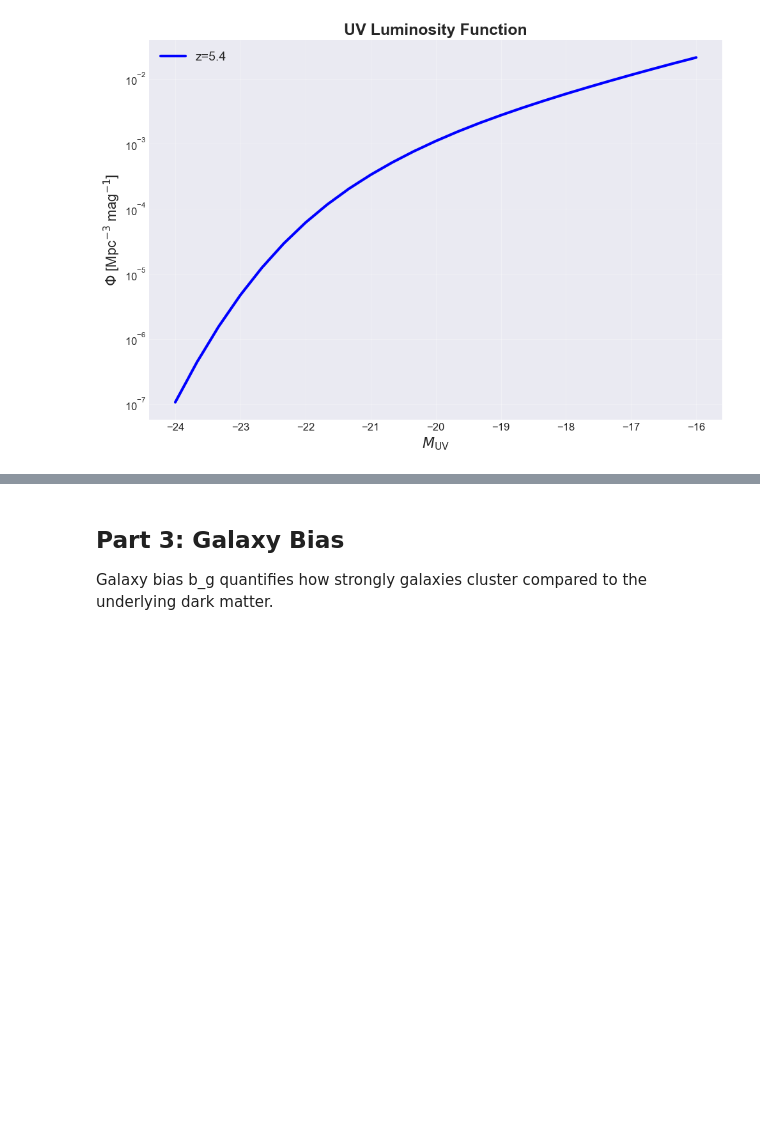
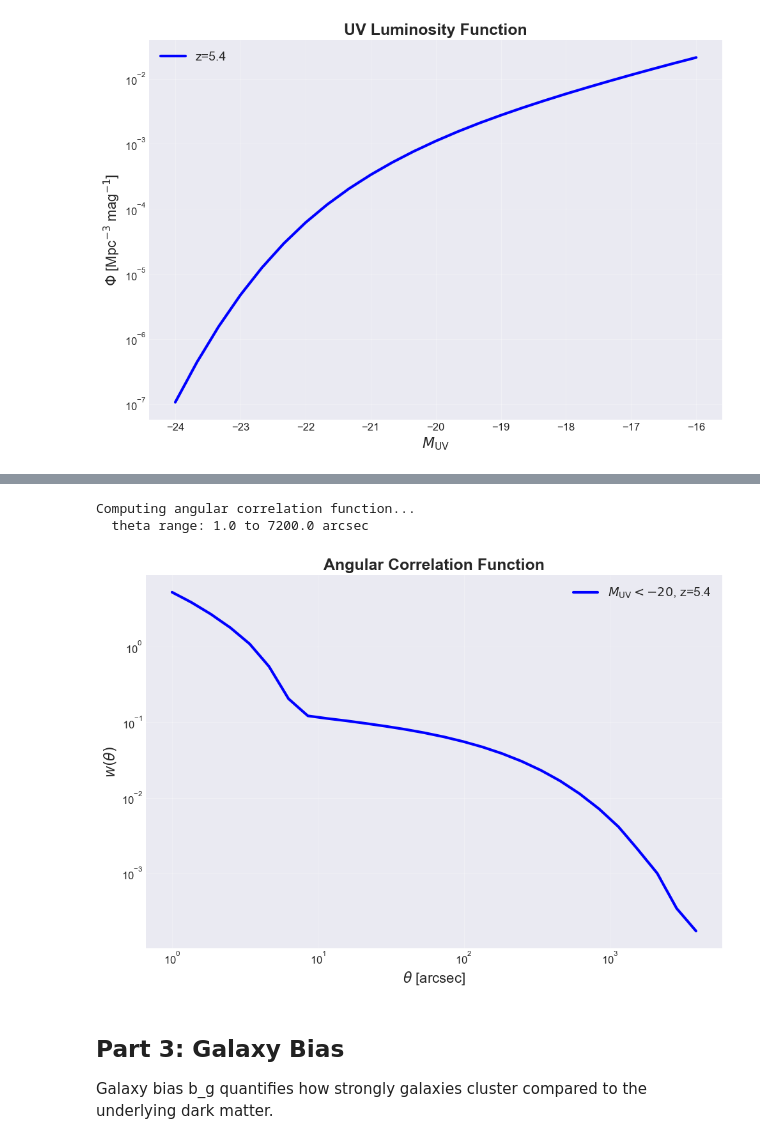
Before and after one commit to mShuntov/uvlf-hod, a Jupyter notebook: examples/basic_usage.ipynb, the cells around one changed output, grey strips where cells are left out. Saved outputs shown, nothing was run; the diff lists cells and outputs as text; code cells hidden in the pictures; blank space fills up the shorter version.

```diff
--- a/examples/basic_usage.ipynb
+++ b/examples/basic_usage.ipynb
@@ -250,3 +264,31 @@ plt.show()
+# %%
+# Angular correlation function for galaxies brighter than M_UV = -20
+print("Computing angular correlation function...")
+result = obs.compute_correlation_function(
+    MUV_thresh1=-20.0,           # UV magnitude threshold (brighter than)
+    correlation_type='angular',  # 'angular' w(theta); also 'real' or 'projected'
+    znum=30, theta_num=30,       # redshift/angle grid resolution (coarse = faster)
+)
+theta = result['separation']     # angular separation [arcsec]
+w = result['correlation']        # w(theta)
+print(f"  theta range: {theta.min():.1f} to {theta.max():.1f} arcsec")
+
+# Plot
+fig, ax = plt.subplots(figsize=(10, 7))
+pos = w > 0                      # w(theta) dips slightly negative on the largest scales
+ax.loglog(theta[pos], w[pos], 'b-', linewidth=3, label=f'$M_{{\\rm UV}}<-20$, z={model.z}')
+ax.set_xlabel(r'$\theta$ [arcsec]', fontsize=16)
+ax.set_ylabel(r'$w(\theta)$', fontsize=16)
+ax.set_title('Angular Correlation Function', fontsize=18, fontweight='bold')
+ax.legend(fontsize=14)
+ax.grid(True, alpha=0.3)
+ax.tick_params(labelsize=12)
+plt.tight_layout()
+plt.show()
+# %% [output]
+Computing angular correlation function...
+  theta range: 1.0 to 7200.0 arcsec
+[figure, added]
 # %% [markdown]
 ## Part 3: Galaxy Bias
 
```
Also changed, not shown: parts of 17 cells of this notebook.
